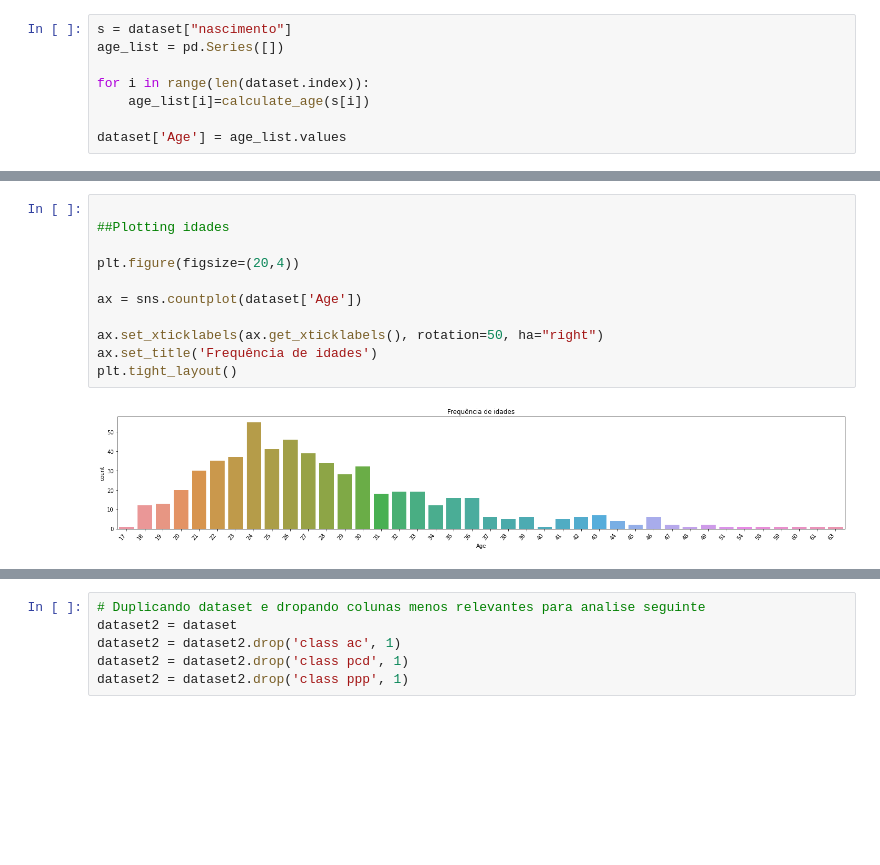
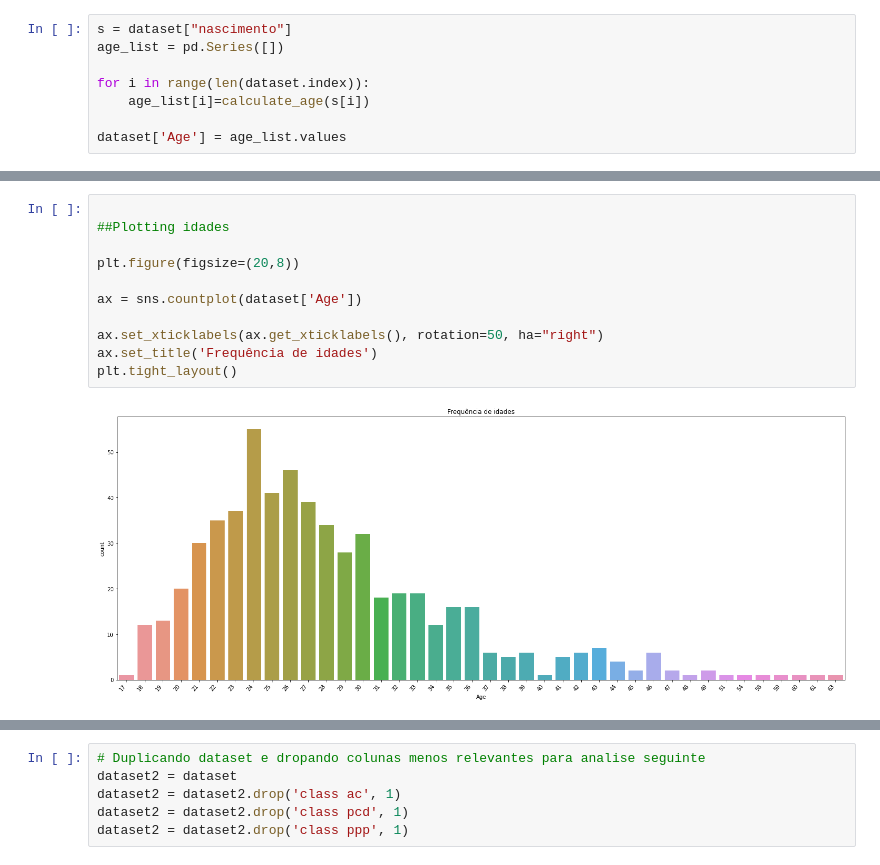
Before and after one commit to Gabriel-Lyra/estatisticas_prova_bb_2021, a Jupyter notebook: plotagens.ipynb, the cells around one changed output, grey strips where cells are left out. Drawn from its saved outputs; the diff is of its cells as text; blank space fills up the shorter version.

```diff
--- a/plotagens.ipynb
+++ b/plotagens.ipynb
@@ -82,16 +82,16 @@ dataset.head()
 # %%
 
 ##Plotting idades
 
-plt.figure(figsize=(20,4))
+plt.figure(figsize=(20,8))
 
 ax = sns.countplot(dataset['Age'])
 
 ax.set_xticklabels(ax.get_xticklabels(), rotation=50, ha="right")
 ax.set_title('Frequência de idades')
 plt.tight_layout()
 # %% [output]
-[figure, old version]
+[figure, new version]
 # %%
 ##Plotting pontos: Redação
 
```
Also changed, not shown: parts of 11 cells of this notebook.
